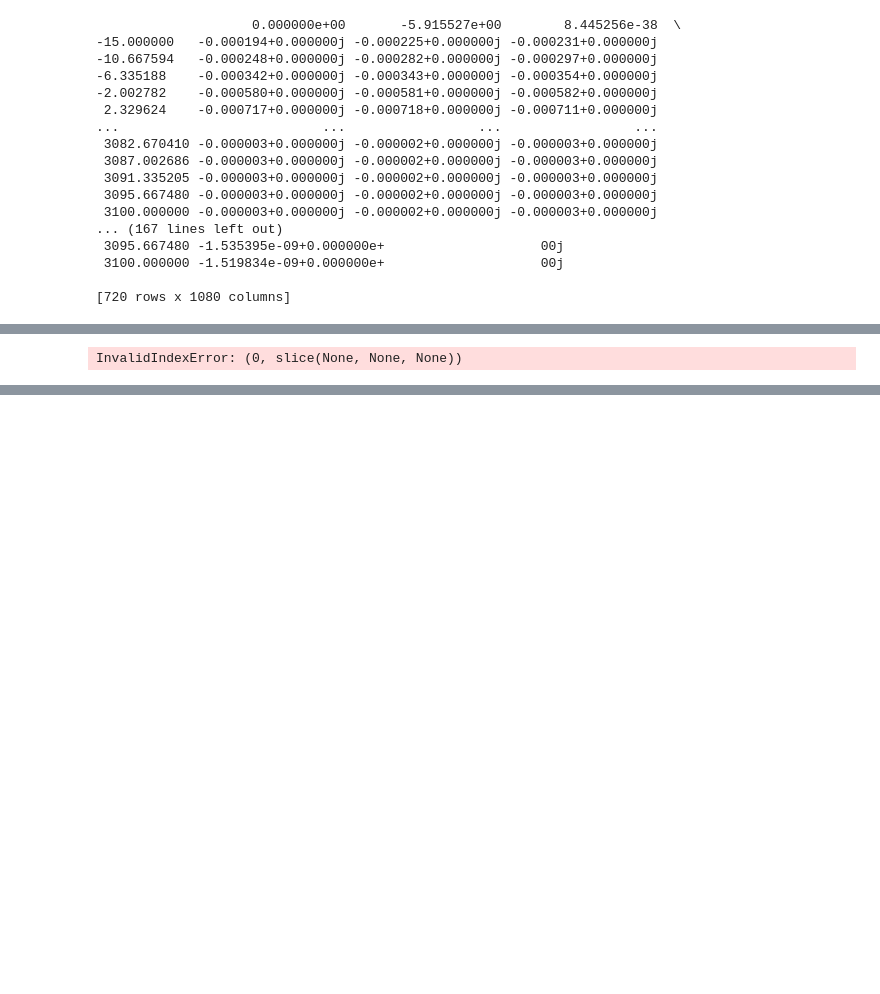
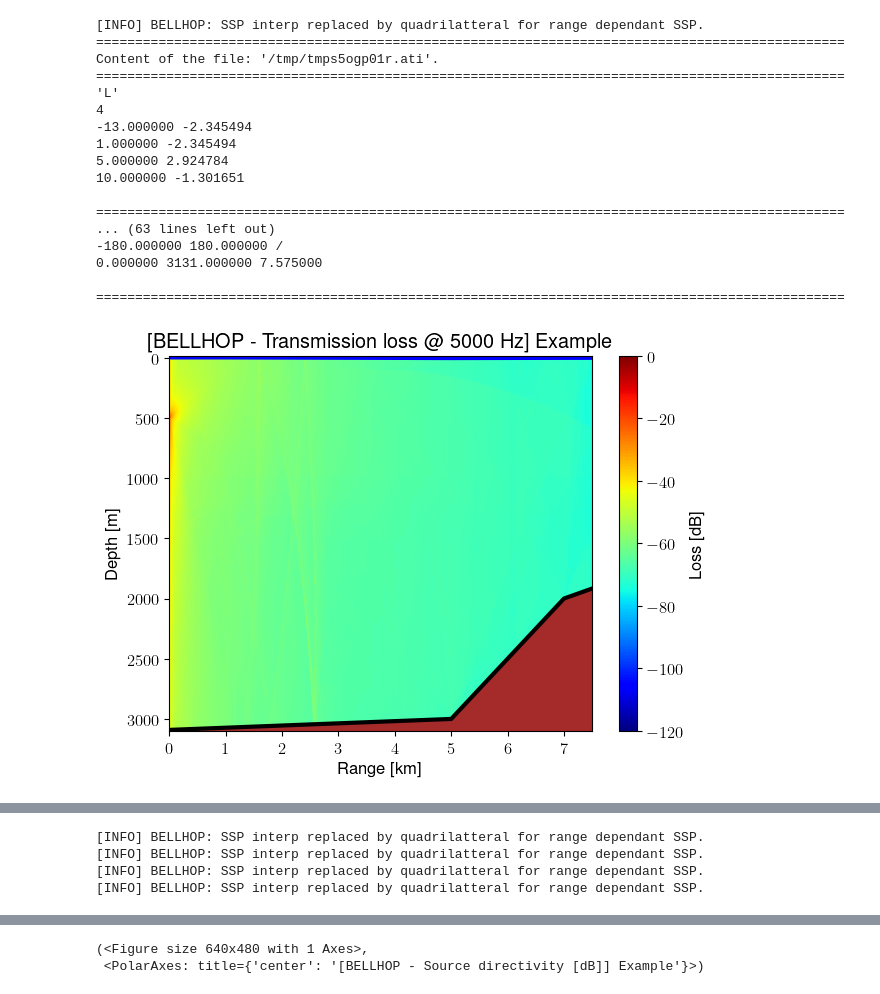
Before and after one commit to ErVuL/uAcoustics, a Jupyter notebook: python/BELLHOP.ipynb, the cells around one changed output, grey strips where cells are left out. Drawn from its saved outputs; the diff is of its cells as text; code cells hidden in the pictures; blank space fills up the shorter version.

```diff
--- a/python/BELLHOP.ipynb
+++ b/python/BELLHOP.ipynb
@@ -2,7 +2,7 @@
 import arlpy.uwapm as pm
 import numpy as np
 
-x = np.linspace(-7500,10000, 1080)
+x = np.linspace(0,7500, 1080)
 z = np.linspace(-15, 3100,  720)
 
 tx_freq  = 5000
@@ -15,9 +15,11 @@ surfaceWaveLength = 7 # m
 top_range         = np.array([-13000, 1000, 5000, 10000])
 top_interface     = surfaceWaveHeight*np.sin(2*np.pi/surfaceWaveLength*top_range)
 
-ssp_range = 0
-ssp_depth = np.array([100, 1000, 5000])
-ssp       = np.array([1200, 1600, 1400])
+ssp_range = np.array([-1000, 1000, 5000])
+ssp_depth = np.array([100, 1000, 1500])
+ssp       = np.array([[1200, 1600, 1800],
+                      [1300, 1500, 1700],
+                      [1400, 1200, 1600]])
 
 bot_range     = np.array([-10000, -500, 5000, 7000, 10000])
 bot_interface = np.array([2000, 3100, 3000, 2000, 1500])
@@ -68,47 +70,48 @@ env = pm.make_env2d(
         bot_roughness   = 0.2,                                                 # m (rms)
         bot_density     = 2.75,                                                # g/cm3
         bot_PwaveSpeed  = 6000,                                                # m/s
         bot_SwaveSpeed  = 3500,                                                # m/s
         bot_PwaveAttn   = 0.02,                                                # dB/wavelength
         bot_SwaveAttn   = 0.02,                                                # dB/wavelength
         )
 
 BELLHOP = pm.BELLHOP(env)
-BELLHOP.compute_transmission_loss()
+BELLHOP.compute_transmission_loss(debug=True)
 
 BELLHOP.plot_transmission_loss()
 BELLHOP.plot_ssp(vmin=1000, vmax=2000)
 
 env['rx_range'] = 8000
 env['rx_depth'] = 250
 env = pm.make_env2d(**env)
 env = BELLHOP.set_env(env)
 
 BELLHOP.compute_arrivals()
 BELLHOP.compute_impulse_respsonse(fs=24000, nArrival=100)
 BELLHOP.compute_eigen_rays()
 BELLHOP.compute_rays()
 
 BELLHOP.plot_arrivals(nArrival=50)
 BELLHOP.plot_impulse_response(nArrival=50)
 BELLHOP.plot_eigen_rays(nRay=12)
 BELLHOP.plot_rays(nRay=12)
 BELLHOP.plot_beam()
 # %% [output]
-                    0.000000e+00       -5.915527e+00        8.445256e-38  \
--15.000000   -0.000194+0.000000j -0.000225+0.000000j -0.000231+0.000000j
--10.667594   -0.000248+0.000000j -0.000282+0.000000j -0.000297+0.000000j
--6.335188    -0.000342+0.000000j -0.000343+0.000000j -0.000354+0.000000j
--2.002782    -0.000580+0.000000j -0.000581+0.000000j -0.000582+0.000000j
- 2.329624    -0.000717+0.000000j -0.000718+0.000000j -0.000711+0.000000j
-...                          ...                 ...                 ...
- 3082.670410 -0.000003+0.000000j -0.000002+0.000000j -0.000003+0.000000j
- 3087.002686 -0.000003+0.000000j -0.000002+0.000000j -0.000003+0.000000j
- 3091.335205 -0.000003+0.000000j -0.000002+0.000000j -0.000003+0.000000j
- 3095.667480 -0.000003+0.000000j -0.000002+0.000000j -0.000003+0.000000j
- 3100.000000 -0.000003+0.000000j -0.000002+0.000000j -0.000003+0.000000j
-... (167 lines left out)
- 3095.667480 -1.535395e-09+0.000000e+                    00j
- 3100.000000 -1.519834e-09+0.000000e+                    00j
+[INFO] BELLHOP: SSP interp replaced by quadrilatteral for range dependant SSP.
+================================================================================================
+Content of the file: '/tmp/tmps5ogp01r.ati'.
+================================================================================================
+'L'
+4
+-13.000000 -2.345494
+1.000000 -2.345494
+5.000000 2.924784
+10.000000 -1.301651
 
-[720 rows x 1080 columns]
+================================================================================================
+... (63 lines left out)
+-180.000000 180.000000 /
+0.000000 3131.000000 7.575000
+
+================================================================================================
+[figure, added]
@@ -115 +119,4 @@ BELLHOP.plot_beam()
-InvalidIndexError: (0, slice(None, None, None))
+[INFO] BELLHOP: SSP interp replaced by quadrilatteral for range dependant SSP.
+[INFO] BELLHOP: SSP interp replaced by quadrilatteral for range dependant SSP.
+[INFO] BELLHOP: SSP interp replaced by quadrilatteral for range dependant SSP.
+[INFO] BELLHOP: SSP interp replaced by quadrilatteral for range dependant SSP.
@@ -115,0 +128,2 @@ InvalidIndexError: (0, slice(None, None, None))
+(<Figure size 640x480 with 1 Axes>,
+ <PolarAxes: title={'center': '[BELLHOP - Source directivity [dB]] Example'}>)
```
Also changed, not shown: parts of 1 cell of this notebook, 6 other files.
